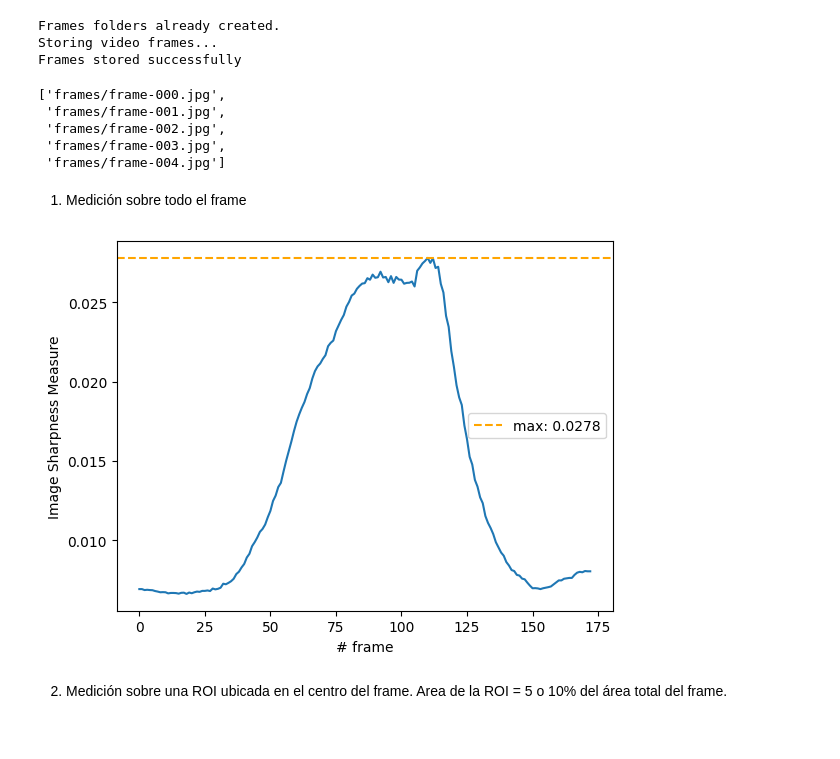
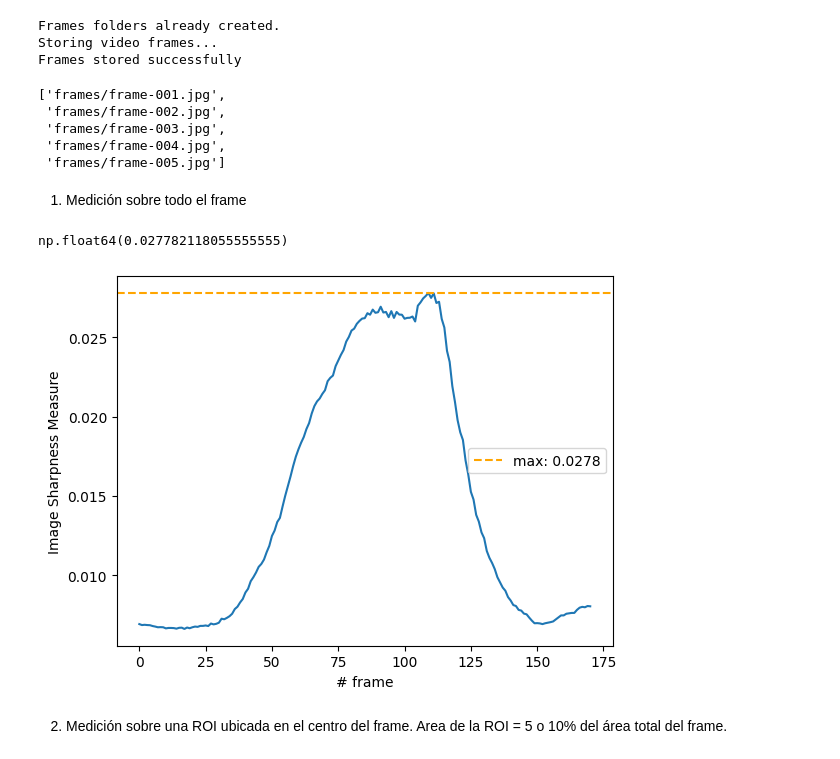
Before and after one commit to gx-ceia-tps/vision-computadora-1-tps, a Jupyter notebook: tp2/tp2.ipynb, the cells around one changed output. Cells and saved outputs as stored; diff of their text form; code cells hidden in the pictures.

```diff
--- a/tp2/tp2.ipynb
+++ b/tp2/tp2.ipynb
@@ -92,29 +87,29 @@ fps = round(video.get(cv2.CAP_PROP_FPS))
 # %%
 from utils import read_video_and_store_frames
-fps = read_video_and_store_frames('focus_video.MOV')
+fps, frame_paths = read_video_and_store_frames('focus_video.MOV')
 # %% [output]
 Frames folders already created.
 Storing video frames...
 Frames stored successfully
 # %%
-frame_paths = list(map(lambda x: f'frames/{x}', sorted(os.listdir('frames'))))
 frame_paths[:5] # muestra los primeros 5
 # %% [output]
-['frames/frame-000.jpg',
- 'frames/frame-001.jpg',
+['frames/frame-001.jpg',
  'frames/frame-002.jpg',
  'frames/frame-003.jpg',
- 'frames/frame-004.jpg']
+ 'frames/frame-004.jpg',
+ 'frames/frame-005.jpg']
 # %%
-metrics = [image_quality_measure(cv2.cvtColor(cv2.imread(frame), cv2.COLOR_BGR2GRAY)) for frame in frame_paths]
+metrics = [image_quality_measure(get_gray_img(cv2.imread(frame))) for frame in frame_paths]
 # %% [markdown]
 1. Medición sobre todo el frame
 # %%
 from utils import plot_metric
 # %%
-iqm_max = plot_metric(metrics)
+plot_metric(metrics)
 # %% [output]
+np.float64(0.027782118055555555)
-[figure, old version]
+[figure, new version]
 # %% [markdown]
  2. Medición sobre una ROI ubicada en el centro del frame. Area de la ROI = 5 o 10% del área total del frame.
 # %%
```
Also changed, not shown: parts of 14 cells of this notebook, 4 other files.
